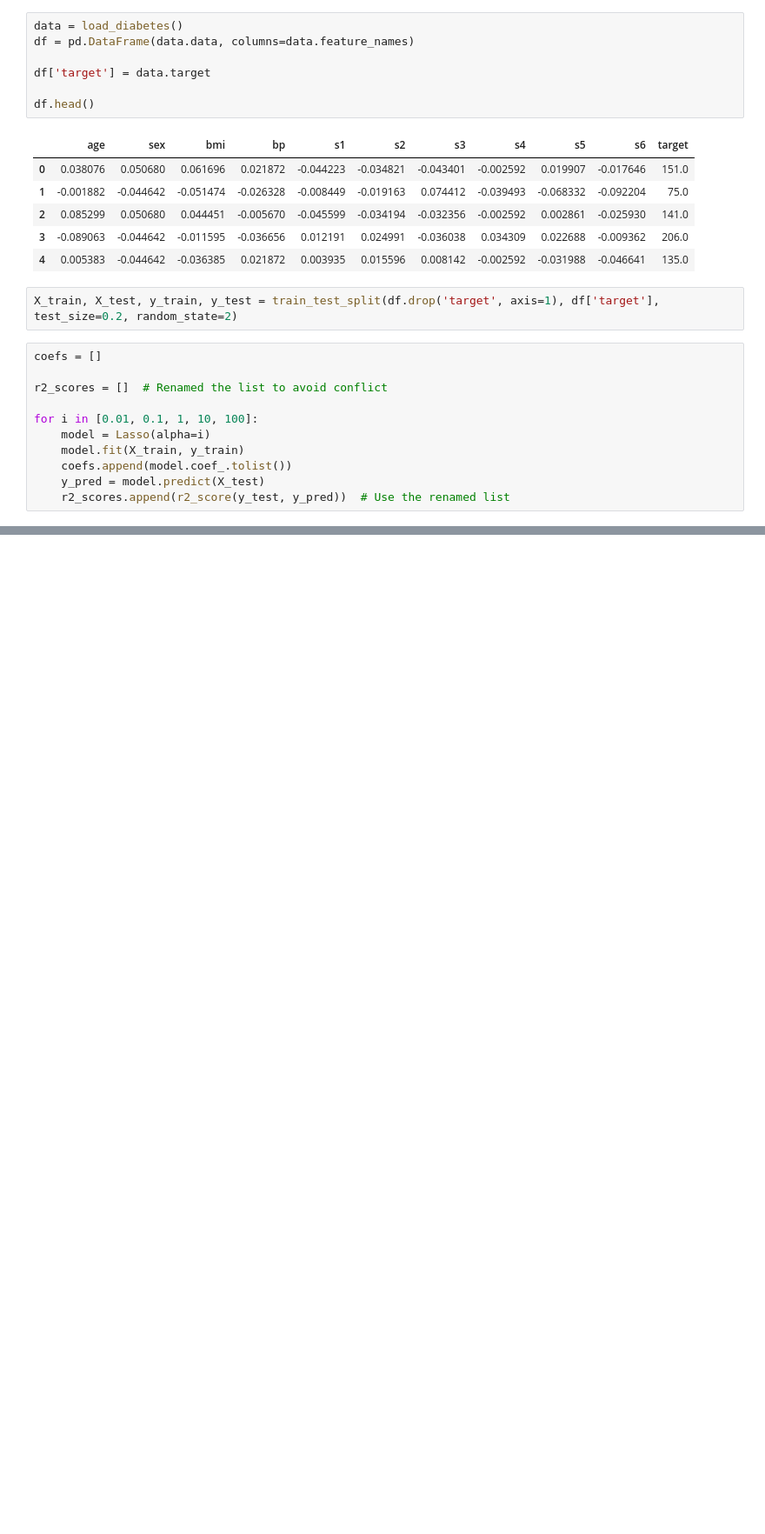
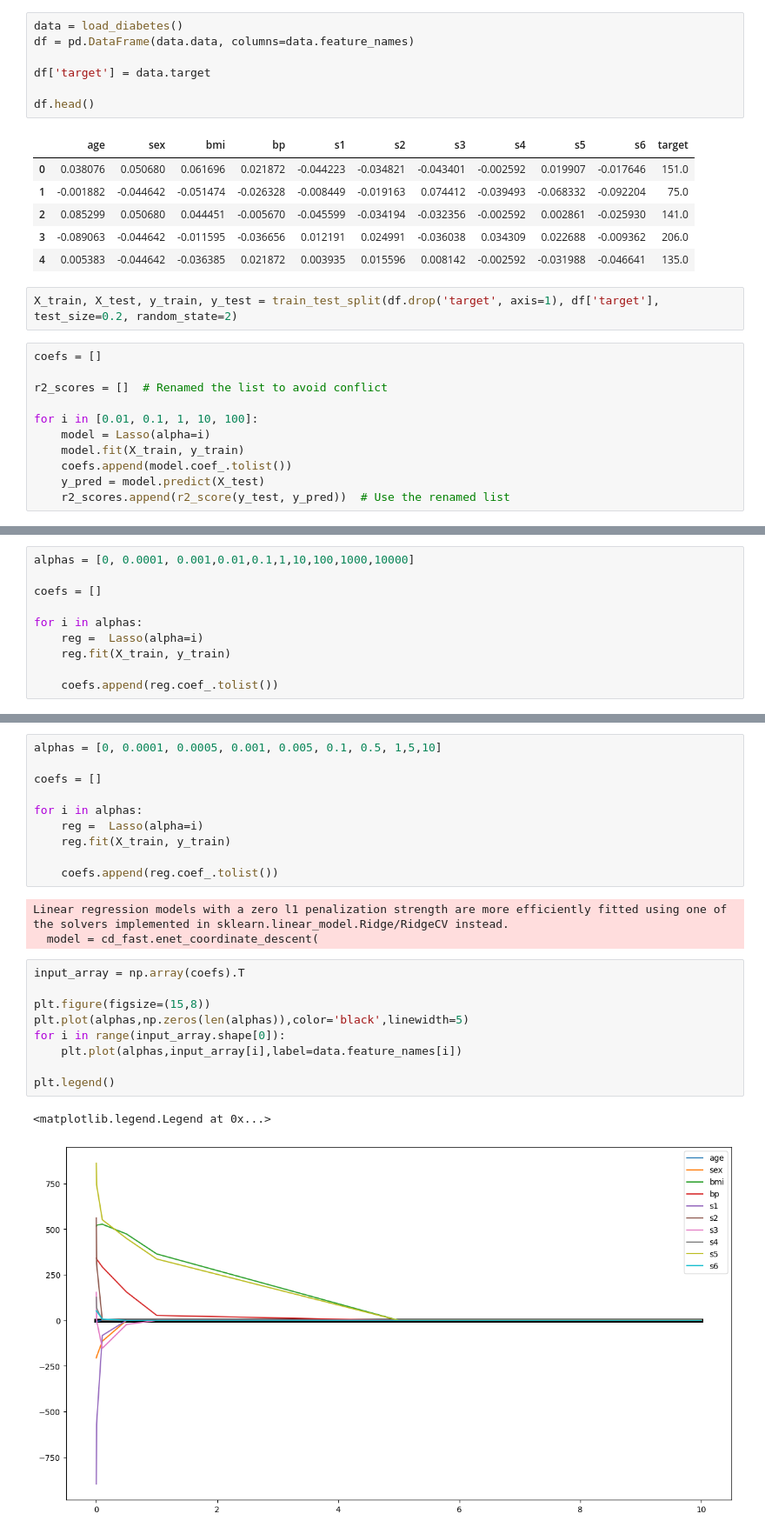
Before and after one commit to HumairaMahi-03/Machine-Learning-, a Jupyter notebook: Lasso_Regression/lasso-regression-key-points.ipynb, the cells around one changed output, grey strips where cells are left out. Shown at 87% size. Saved outputs shown, nothing was run; the diff lists cells and outputs as text; blank space fills up the shorter version.

```diff
--- a/Lasso_Regression/lasso-regression-key-points.ipynb
+++ b/Lasso_Regression/lasso-regression-key-points.ipynb
@@ -37,0 +61,10 @@ for i in [0.01, 0.1, 1, 10, 100]:
+# %%
+alphas = [0, 0.0001, 0.001,0.01,0.1,1,10,100,1000,10000]
+
+coefs = []
+
+for i in alphas:
+    reg =  Lasso(alpha=i)
+    reg.fit(X_train, y_train)
+
+    coefs.append(reg.coef_.tolist())
@@ -37,0 +93,25 @@ for i in [0.01, 0.1, 1, 10, 100]:
+# %%
+alphas = [0, 0.0001, 0.0005, 0.001, 0.005, 0.1, 0.5, 1,5,10]
+
+coefs = []
+
+for i in alphas:
+    reg =  Lasso(alpha=i)
+    reg.fit(X_train, y_train)
+
+    coefs.append(reg.coef_.tolist())
+# %% [output]
+Linear regression models with a zero l1 penalization strength are more efficiently fitted using one of the solvers implemented in sklearn.linear_model.Ridge/RidgeCV instead.
+  model = cd_fast.enet_coordinate_descent(
+# %%
+input_array = np.array(coefs).T
+
+plt.figure(figsize=(15,8))
+plt.plot(alphas,np.zeros(len(alphas)),color='black',linewidth=5)
+for i in range(input_array.shape[0]):
+    plt.plot(alphas,input_array[i],label=data.feature_names[i])
+
+plt.legend()
+# %% [output]
+<matplotlib.legend.Legend at 0x...>
+[figure, added]
```
Also changed, not shown: parts of 8 cells of this notebook, 10 other files.
